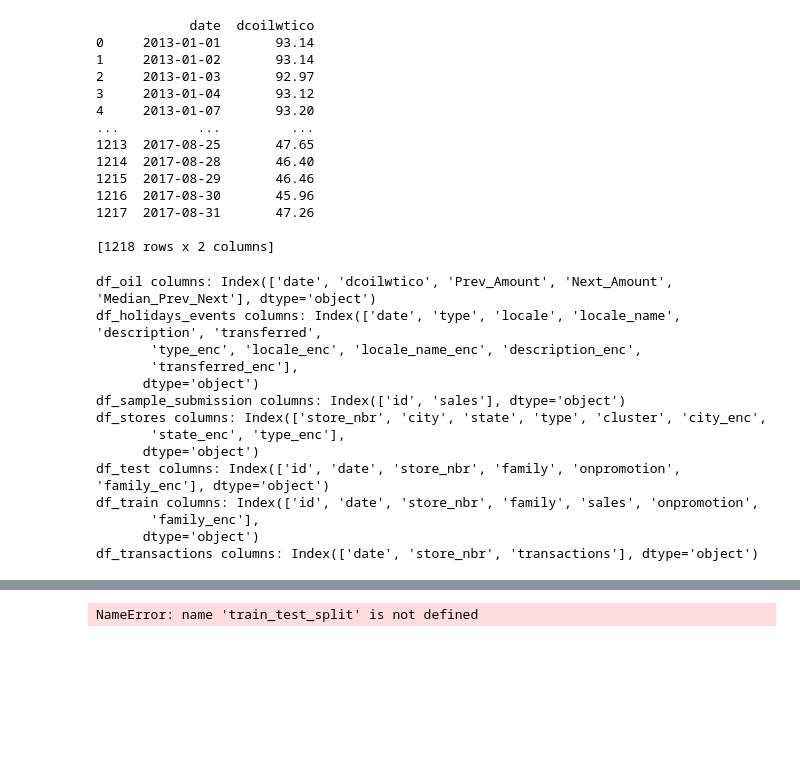
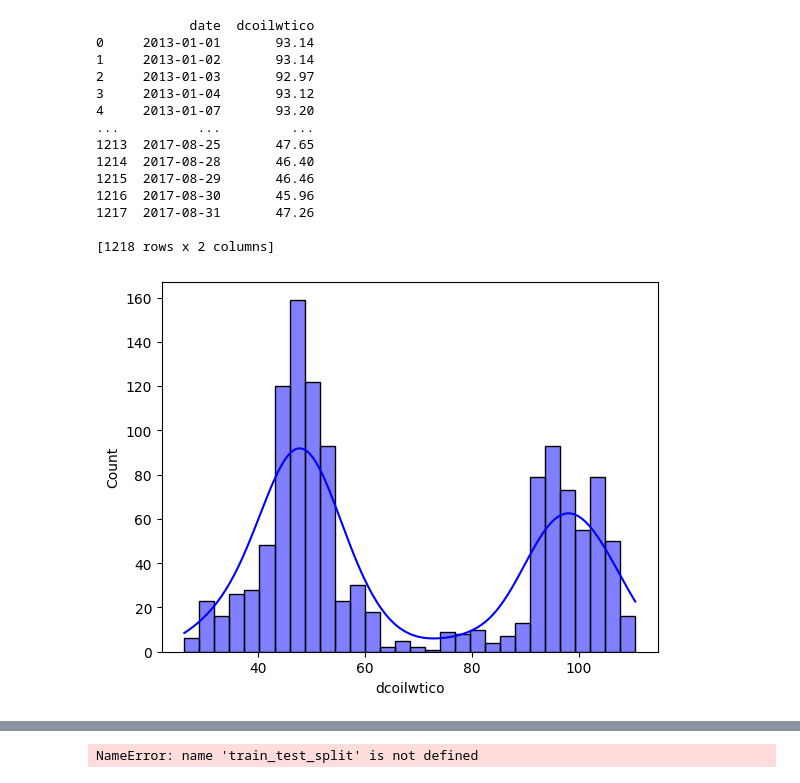
Before and after one commit to VojtechFlidr/Store-Sales-Project-from-Kaggle, a Jupyter notebook: Vojta.ipynb, the cells around one changed output, grey strips where cells are left out. Drawn from its saved outputs; the diff is of its cells as text; code cells hidden in the pictures; blank space fills up the shorter version.

```diff
--- a/Vojta.ipynb
+++ b/Vojta.ipynb
@@ -249,23 +95,5 @@ print(merged_table3)
-# %%
-print("df_oil columns:", df_oil.columns)
-print("df_holidays_events columns:", df_holidays_events.columns)
-print("df_sample_submission columns:", df_sample_submission.columns)
-print("df_stores columns:", df_stores.columns)
-print("df_test columns:", df_test.columns)
-print("df_train columns:", df_train.columns)
-print("df_transactions columns:", df_transactions.columns)
-# %% [output]
-df_oil columns: Index(['date', 'dcoilwtico', 'Prev_Amount', 'Next_Amount', 'Median_Prev_Next'], dtype='object')
-df_holidays_events columns: Index(['date', 'type', 'locale', 'locale_name', 'description', 'transferred',
-       'type_enc', 'locale_enc', 'locale_name_enc', 'description_enc',
-       'transferred_enc'],
-      dtype='object')
-df_sample_submission columns: Index(['id', 'sales'], dtype='object')
-df_stores columns: Index(['store_nbr', 'city', 'state', 'type', 'cluster', 'city_enc',
-       'state_enc', 'type_enc'],
-      dtype='object')
-df_test columns: Index(['id', 'date', 'store_nbr', 'family', 'onpromotion', 'family_enc'], dtype='object')
-df_train columns: Index(['id', 'date', 'store_nbr', 'family', 'sales', 'onpromotion',
-       'family_enc'],
-      dtype='object')
-df_transactions columns: Index(['date', 'store_nbr', 'transactions'], dtype='object')
+# %%
+sns.histplot(df_oill["dcoilwtico"], bins=30, kde=True, color='blue')
+plt.show()
+# %% [output]
+[figure, added]
```
Also changed, not shown: parts of 16 cells of this notebook.
